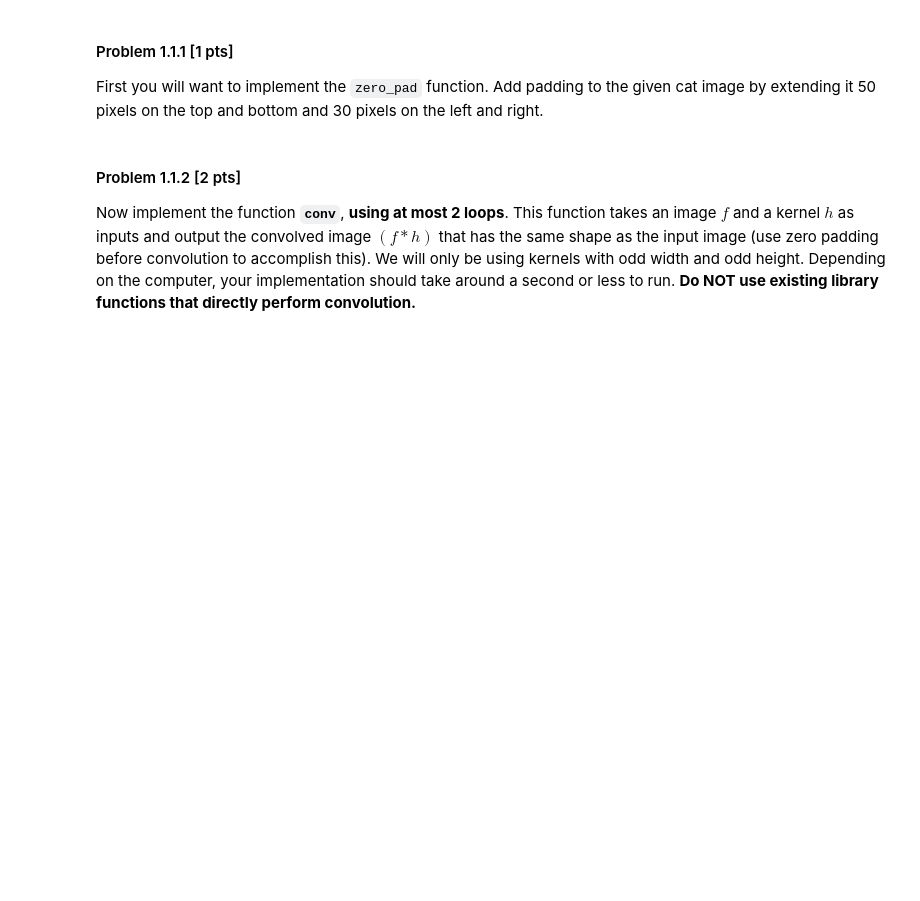
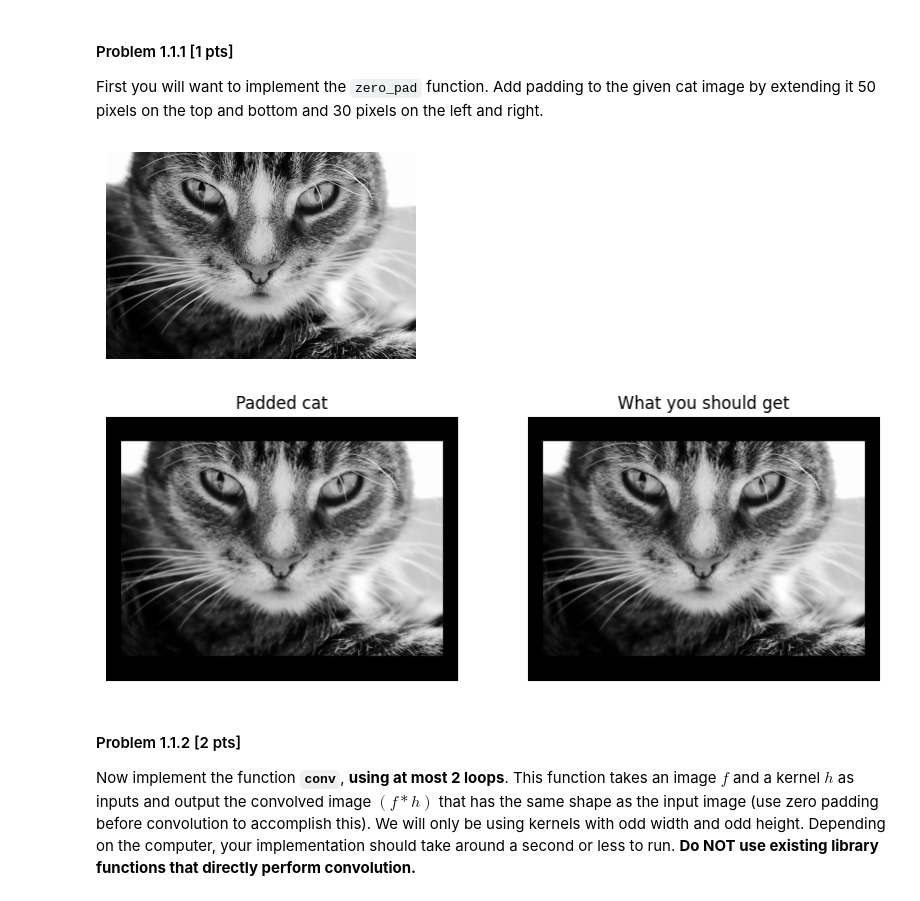
Before and after one commit to mahesmeh001/Computer-Vision, a Jupyter notebook: CSE252A_FA25_assignment_2/CSE252A_FA25_assignment_2.ipynb, the cells around one changed output. Saved outputs shown, nothing was run; the diff lists cells and outputs as text; code cells hidden in the pictures; blank space fills up the shorter version.

```diff
--- a/CSE252A_FA25_assignment_2/CSE252A_FA25_assignment_2.ipynb
+++ b/CSE252A_FA25_assignment_2/CSE252A_FA25_assignment_2.ipynb
@@ -95,37 +95,42 @@ def zero_pad(image, pad_top, pad_down, pad_left, pad_right):
     YOUR CODE HERE
     ========== """
 
+    out = np.pad(image, ((pad_top, pad_down), (pad_left, pad_right)), mode='constant', constant_values=0)
+
     return out
 
 # Open image as grayscale
 img = io.imread('cat.jpg', as_gray=True)
 
 # Show image
 plt.figure(figsize=(4,4))
 plt.imshow(img,cmap='gray')
 plt.axis('off')
 plt.show()
 
 """ ==========
 YOUR CODE HERE TO PAD THE IMAGE
 ========== """
-padded_img =
+padded_img = zero_pad(img, 50, 50, 30, 30)
 
 # Plot your padded cat
 plt.figure(figsize=(10,10))
 plt.subplot(1,2,1)
 plt.imshow(padded_img,cmap='gray')
 plt.title('Padded cat')
 plt.axis('off')
 
 # Plot what you should get
 solution_img = io.imread('padded_cat.png', as_gray=True)
 plt.subplot(1,2,2)
 plt.imshow(solution_img,cmap='gray')
 plt.title('What you should get')
 plt.axis('off')
 
 plt.show()
+# %% [output]
+[figure, added]
+[figure, added]
 # %% [markdown]
 #### Problem 1.1.2 [2 pts]
 Now implement the function **`conv`**, **using at most 2 loops**. This function takes an image $f$ and a kernel $h$ as inputs and output the convolved image $(f*h)$ that has the same shape as the input image (use zero padding before convolution to accomplish this). We will only be using kernels with odd width and odd height. Depending on the computer, your implementation should take around a second or less to run. **Do NOT use existing library functions that directly perform convolution.**
```
Also changed, not shown: parts of 8 cells of this notebook.
